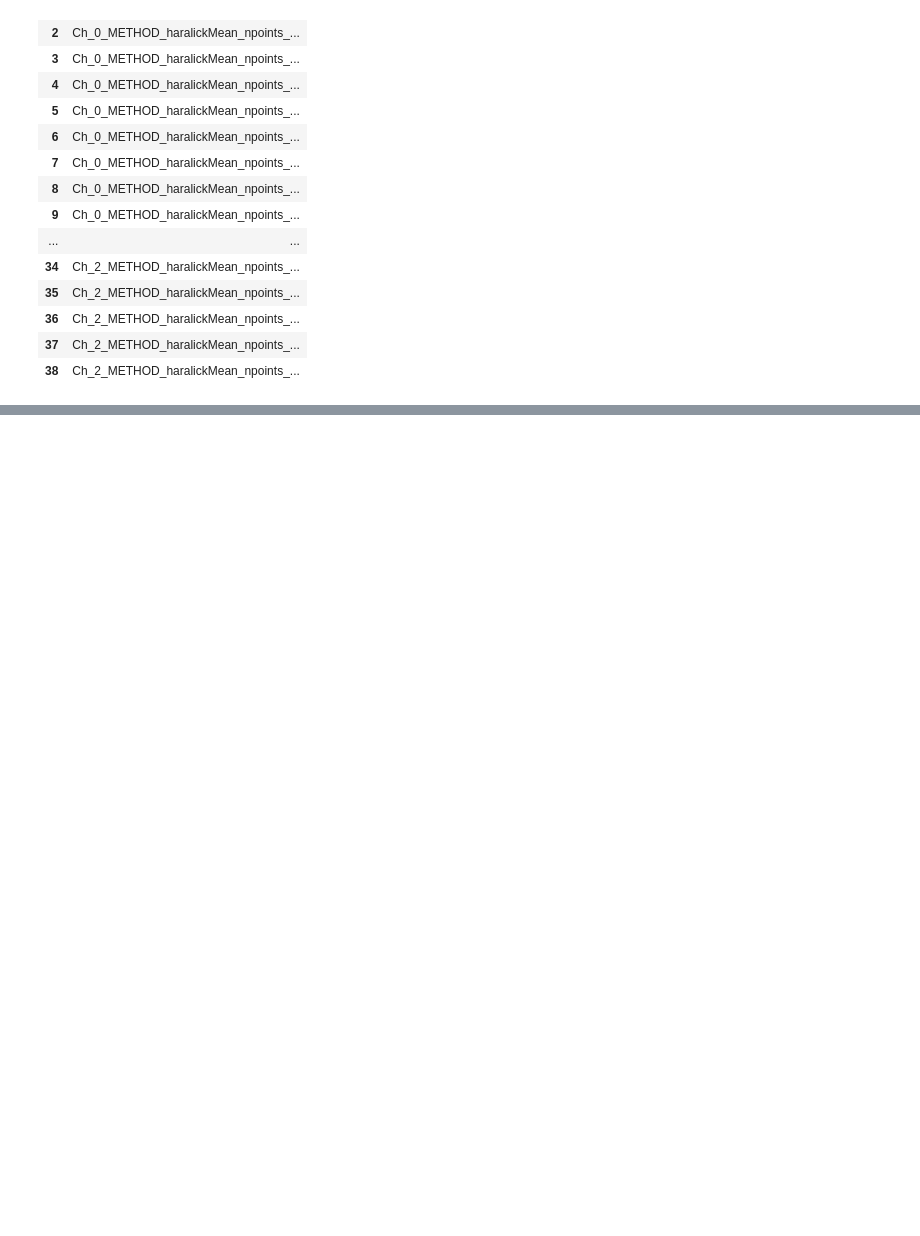
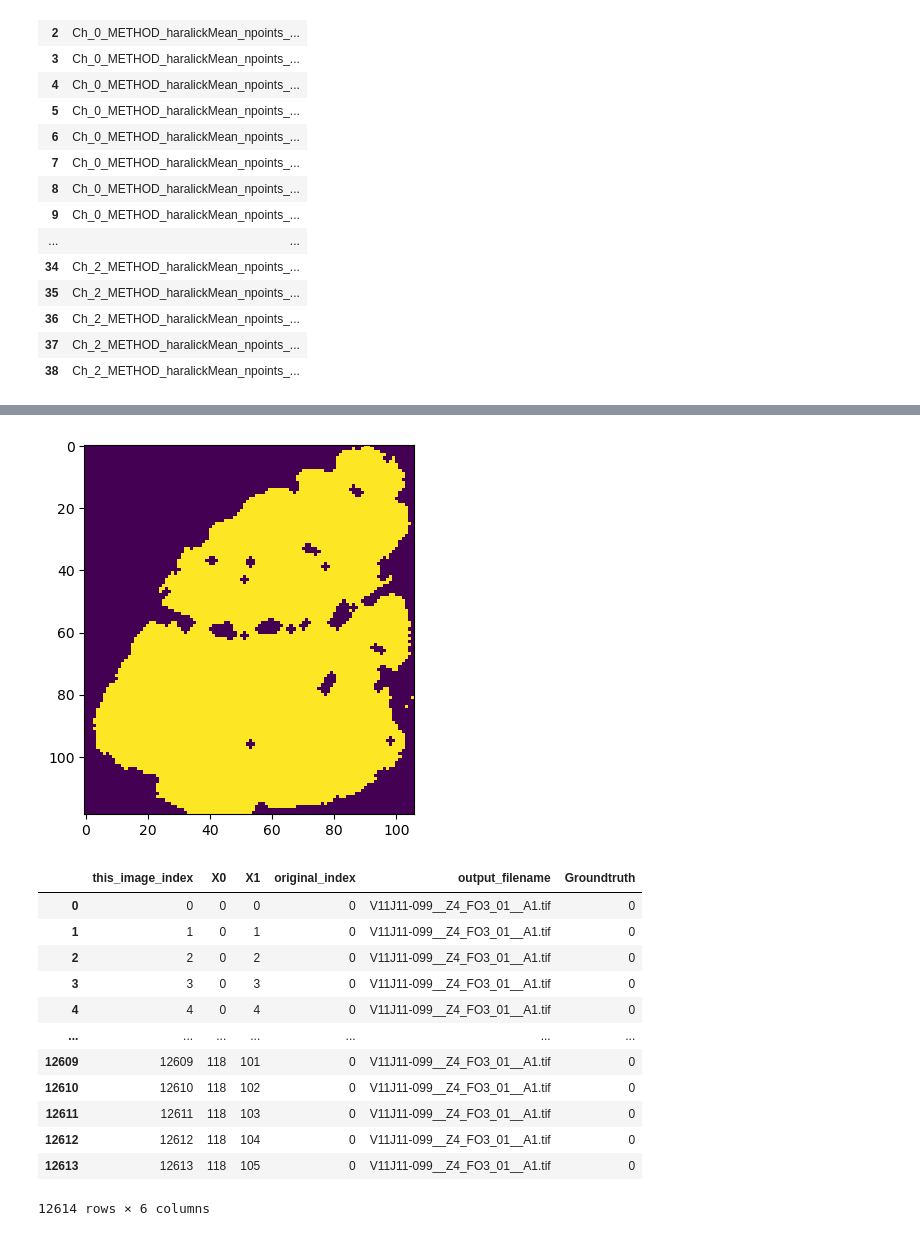
Before and after one commit to spectralnanodiamond/HaralickTextureFinder, a Jupyter notebook: 2022-11-10_UMAP_and_clustering.ipynb, the cells around one changed output, grey strips where cells are left out. Cells and saved outputs as stored; diff of their text form; code cells hidden in the pictures; blank space fills up the shorter version.

```diff
--- a/2022-11-10_UMAP_and_clustering.ipynb
+++ b/2022-11-10_UMAP_and_clustering.ipynb
@@ -253 +253,31 @@ datetime.timedelta(microseconds=20750)
+# %%
+if 'Groundtruth' in df_OBS.columns:
+    df_OBS.drop('Groundtruth', axis=1, inplace=True)
+directory_gt = '../../2023-07-06_groundtruth_creation/2023-09-04_simple_bg_removal/'
+filename_gt = 'V11J11-099__Z4_FO3_01__A1_size_242_resolution_242.npy'
+gt = np.load(directory_gt + filename_gt)
+plt.imshow(gt)
+plt.show()
+
+gt_1d = np.zeros(len(df_OBS), dtype=int)
+for i, (x0, x1) in enumerate(zip(df_OBS['X0'], df_OBS['X1'])):
+    gt_1d[i] = gt[x0, x1]
+df_OBS['Groundtruth']  = gt_1d
+df_OBS['Groundtruth'] = pd.Categorical(df_OBS['Groundtruth'])
+display(df_OBS)
+# %% [output]
+[figure, added]
+|  | this_image_index | X0 | X1 | original_index | output_filename | Groundtruth |
+| 0 | 0 | 0 | 0 | 0 | V11J11-099__Z4_FO3_01__A1.tif | 0 |
+| 1 | 1 | 0 | 1 | 0 | V11J11-099__Z4_FO3_01__A1.tif | 0 |
+| 2 | 2 | 0 | 2 | 0 | V11J11-099__Z4_FO3_01__A1.tif | 0 |
+| 3 | 3 | 0 | 3 | 0 | V11J11-099__Z4_FO3_01__A1.tif | 0 |
+| 4 | 4 | 0 | 4 | 0 | V11J11-099__Z4_FO3_01__A1.tif | 0 |
+| ... | ... | ... | ... | ... | ... | ... |
+| 12609 | 12609 | 118 | 101 | 0 | V11J11-099__Z4_FO3_01__A1.tif | 0 |
+| 12610 | 12610 | 118 | 102 | 0 | V11J11-099__Z4_FO3_01__A1.tif | 0 |
+| 12611 | 12611 | 118 | 103 | 0 | V11J11-099__Z4_FO3_01__A1.tif | 0 |
+| 12612 | 12612 | 118 | 104 | 0 | V11J11-099__Z4_FO3_01__A1.tif | 0 |
+| 12613 | 12613 | 118 | 105 | 0 | V11J11-099__Z4_FO3_01__A1.tif | 0 |
+12614 rows × 6 columns
 # %%
```
Also changed, not shown: parts of 3 cells of this notebook, 5 other files.
